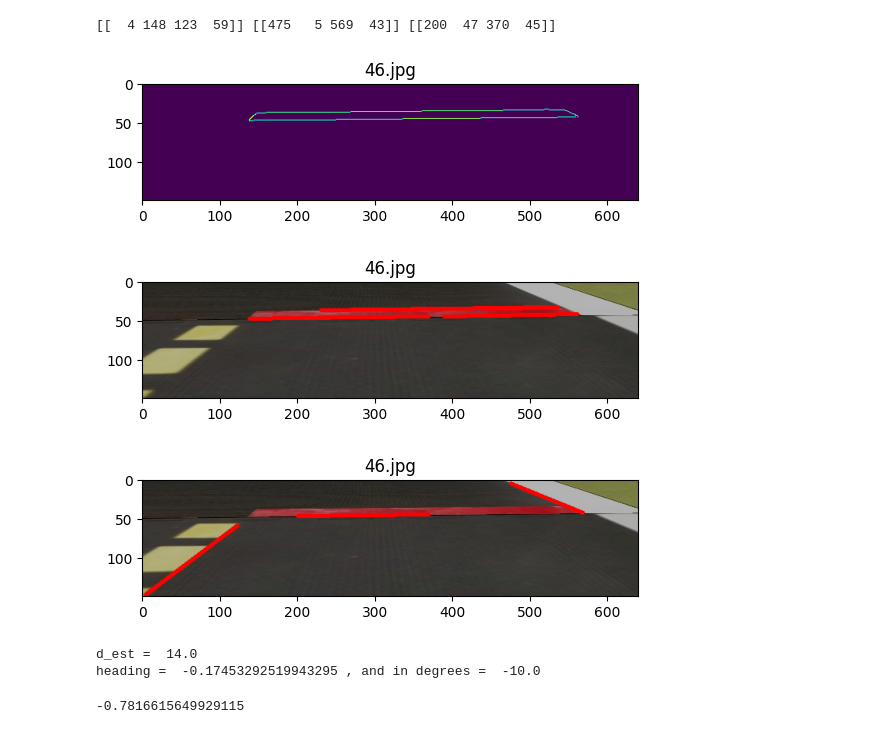
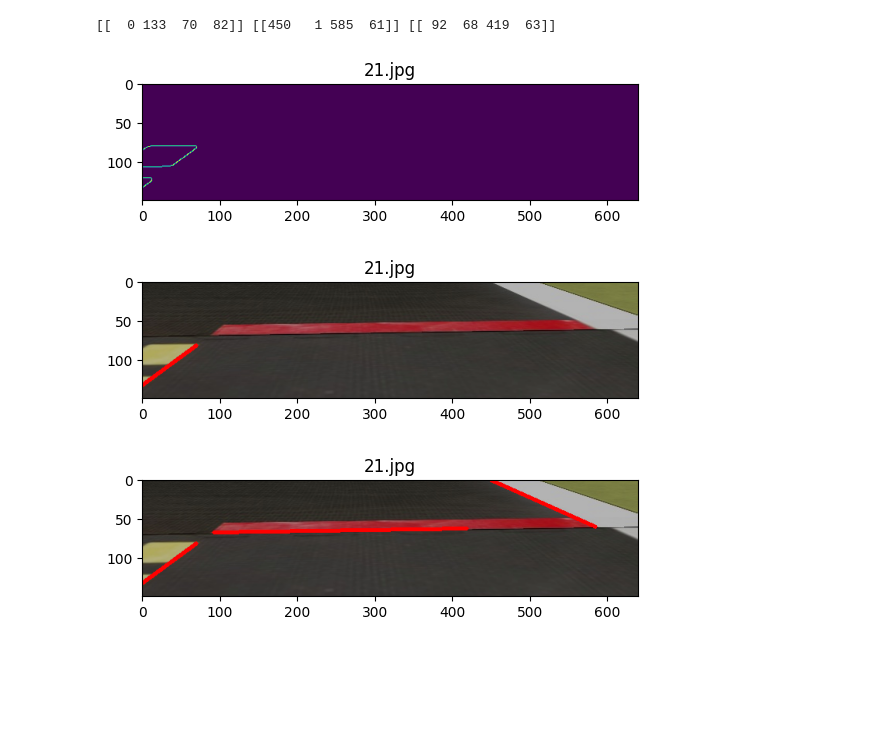
Before and after one commit to adrshsrvstv/CS4278-5478-Project-Materials, a Jupyter notebook: Lane Pose Estimation.ipynb, the cells around one changed output. Cells and saved outputs as stored; diff of their text form; code cells hidden in the pictures; blank space fills up the shorter version.

```diff
--- a/Lane Pose Estimation.ipynb
+++ b/Lane Pose Estimation.ipynb
@@ -230,4 +255,5 @@ def filter_outlier_lines(lines):
 # %%
 path = "observations_test"
-title = "46.jpg"
+title = "21.jpg"
 img = cv2.imread(os.path.join(path, title))
+show(img)
@@ -239,27 +267,16 @@ state = "in_lane" # "initializing"  "in_lane"
 # %%
 yellow, white, red = get_lane_lines(image, mode)
 print(yellow, white, red)
 
-edges = get_edges(image, color="red", blur=True)
+edges = get_edges(image, color="yellow", blur=True)
 lines = get_lines_in_image(edges)
 
 show(edges)
 show_lines_on_image(image, lines)
 
 show_lines_on_image(image, [yellow, white, red])
 # %% [output]
-[[  4 148 123  59]] [[475   5 569  43]] [[200  47 370  45]]
+[[  0 133  70  82]] [[450   1 585  61]] [[ 92  68 419  63]]
-[figure, old version]
+[figure, new version]
-[figure, old version]
+[figure, new version]
-[figure, old version]
+[figure, new version]
-# %%
-d_est = get_d_est(yellow, white, mode)
-print("d_est = ", d_est)
-heading = get_heading(yellow, white)
-print("heading = ", heading, ", and in degrees = ", np.degrees(heading))
-
-get_steering(heading,d_est, state )
-# %% [output]
-d_est =  14.0
-heading =  -0.17453292519943295 , and in degrees =  -10.0
--0.7816615649929115
```
Also changed, not shown: parts of 17 cells of this notebook, 9 other files.
